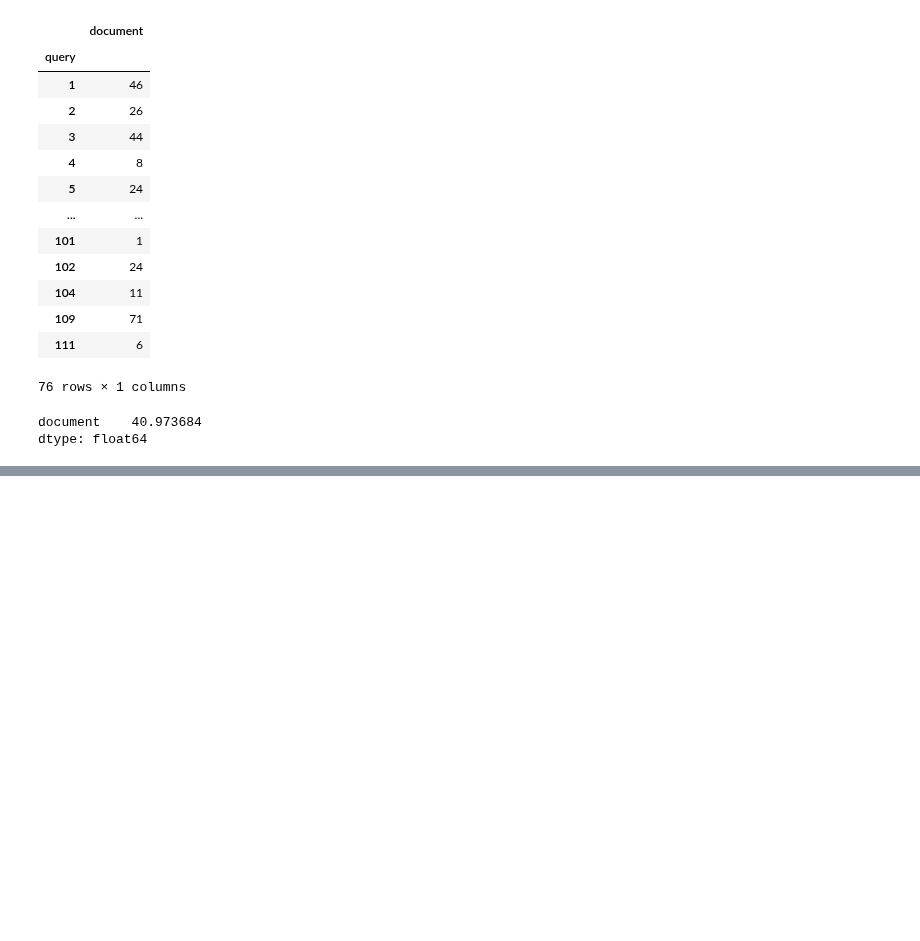
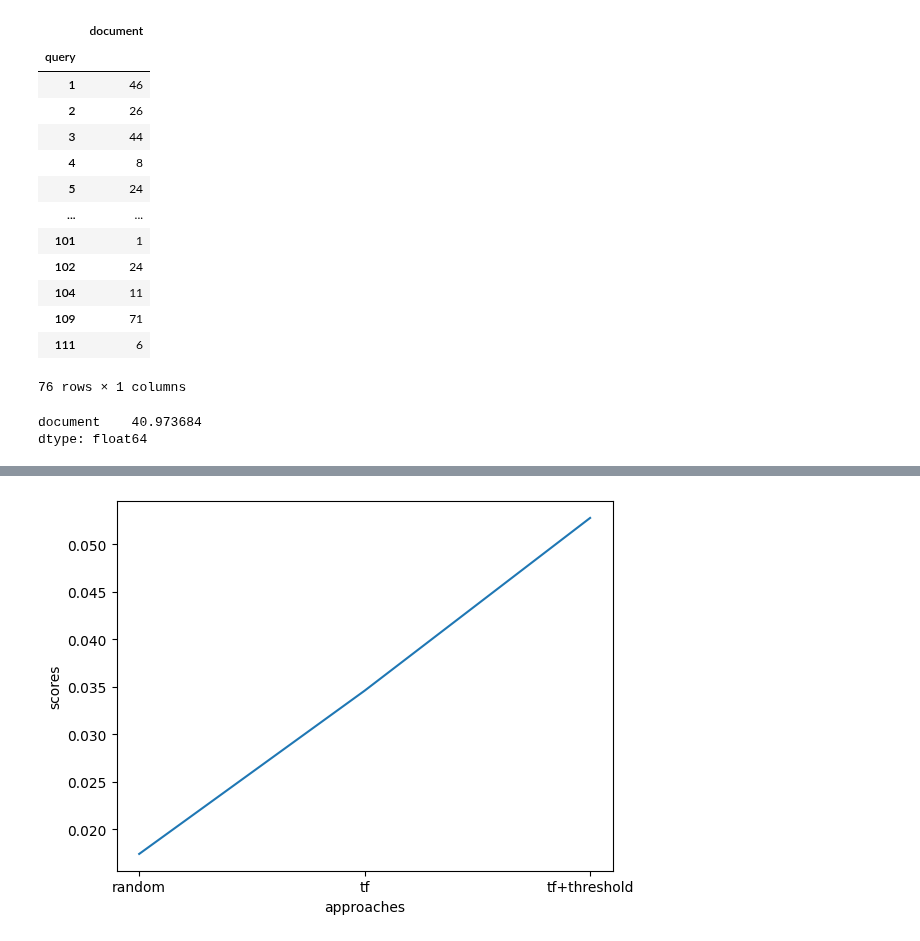
Before and after one commit to tundraparisi/dscoding-projects, a Jupyter notebook: sergio.picascia/cisi-project/usage.ipynb, the cells around one changed output, grey strips where cells are left out. Saved outputs shown, nothing was run; the diff lists cells and outputs as text; code cells hidden in the pictures; blank space fills up the shorter version.

```diff
--- a/sergio.picascia/cisi-project/usage.ipynb
+++ b/sergio.picascia/cisi-project/usage.ipynb
@@ -116,0 +257,8 @@ dtype: float64
+# %%
+fig, ax = plt.subplots()
+ax.plot(['random', 'tf', 'tf+threshold'], [0.0174, 0.0346, 0.0528])
+plt.xlabel('approaches')
+plt.ylabel('scores')
+plt.show()
+# %% [output]
+[figure, added]
```
Also changed, not shown: parts of 29 cells of this notebook.
